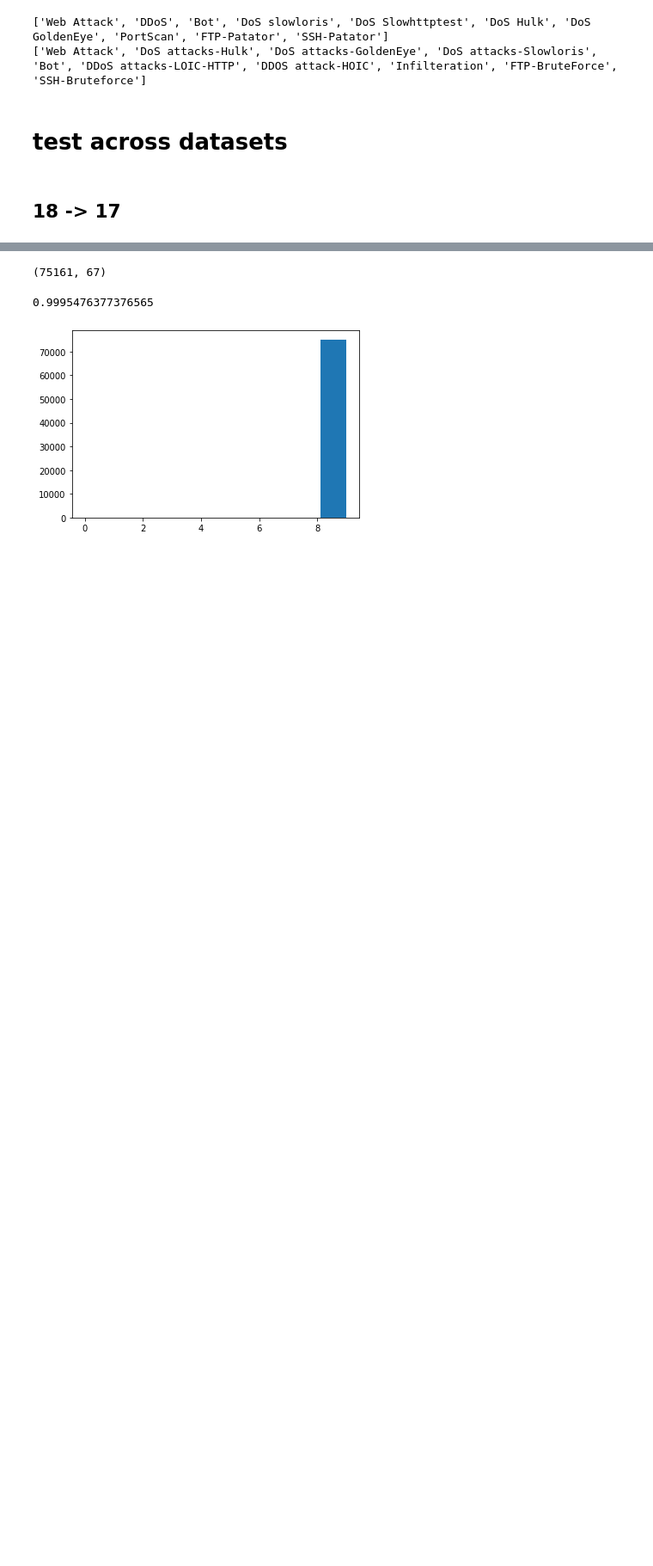
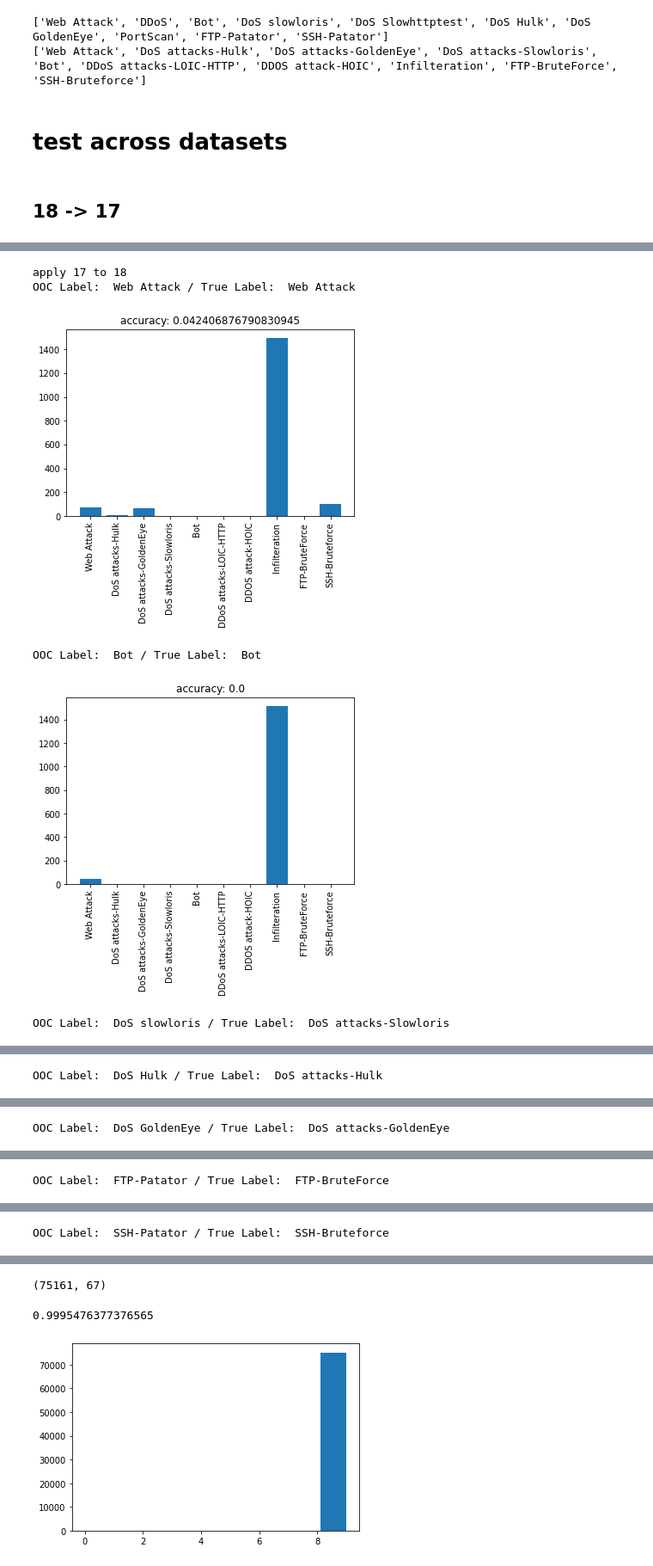
Before and after one commit to psr6275/network_osr, a Jupyter notebook: src/220404_test_cross model and data.ipynb, the cells around one changed output, grey strips where cells are left out. Shown at 86% size. Cells and saved outputs as stored; diff of their text form; code cells hidden in the pictures; blank space fills up the shorter version.

```diff
--- a/src/220404_test_cross model and data.ipynb
+++ b/src/220404_test_cross model and data.ipynb
@@ -134,0 +224,10 @@ print(lab_name18)
+# %%
+print("apply 17 to 18")
+test_accross_dataset(train_mul17, lr_clfm18, st_scaler_m18, lab_728, lab_name17, lab_name18)
+# %% [output]
+apply 17 to 18
+OOC Label:  Web Attack / True Label:  Web Attack
+[figure, added]
+OOC Label:  Bot / True Label:  Bot
+[figure, added]
+OOC Label:  DoS slowloris / True Label:  DoS attacks-Slowloris
@@ -134,0 +235 @@ print(lab_name18)
+OOC Label:  DoS Hulk / True Label:  DoS attacks-Hulk
@@ -134,0 +237 @@ print(lab_name18)
+OOC Label:  DoS GoldenEye / True Label:  DoS attacks-GoldenEye
@@ -134,0 +239 @@ print(lab_name18)
+OOC Label:  FTP-Patator / True Label:  FTP-BruteForce
@@ -134,0 +241 @@ print(lab_name18)
+OOC Label:  SSH-Patator / True Label:  SSH-Bruteforce
```
Also changed, not shown: parts of 17 cells of this notebook, 5 other files.
